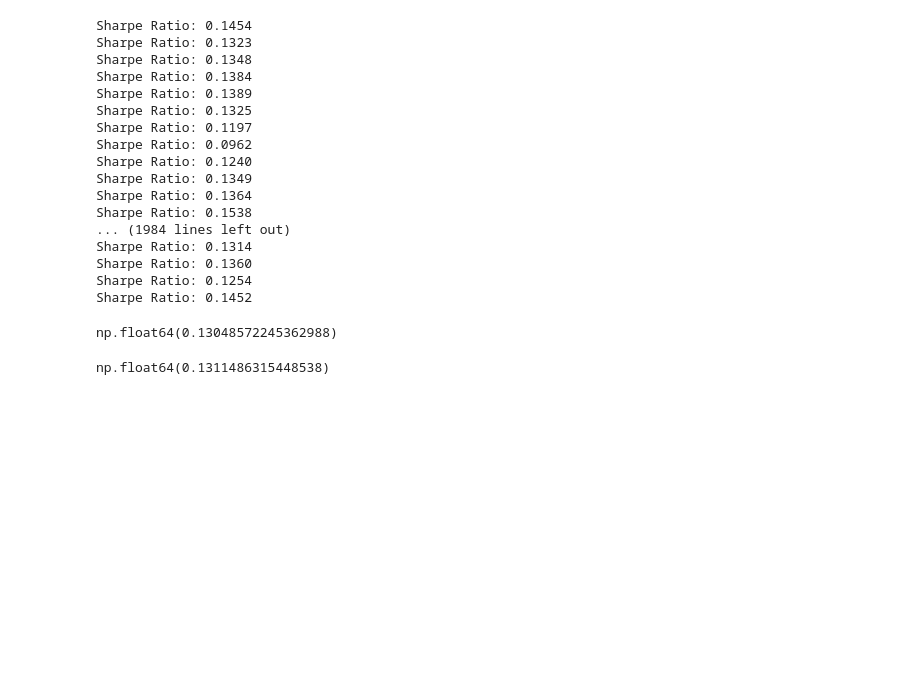
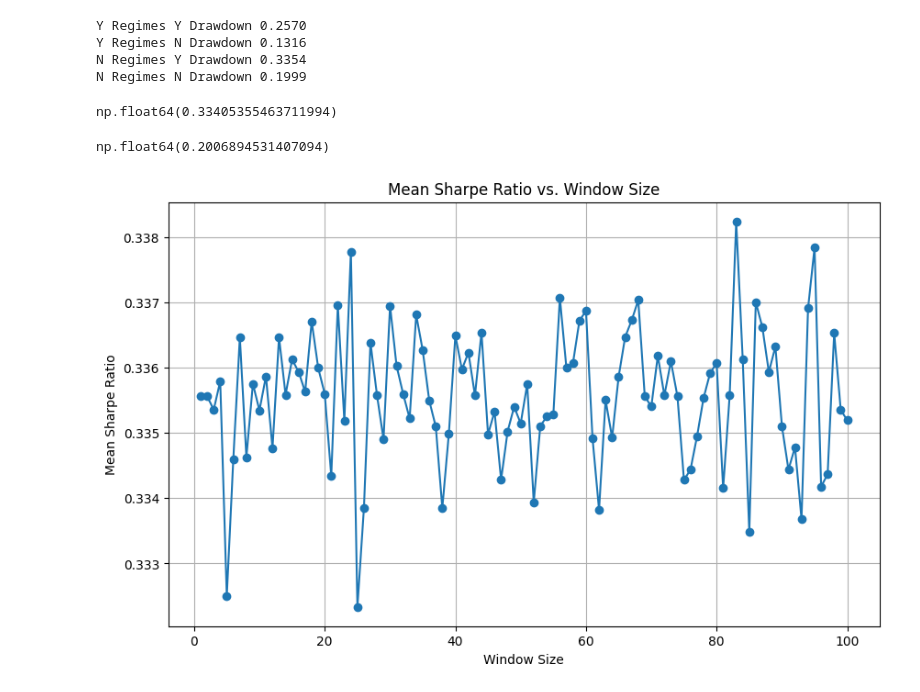
Before and after one commit to Jerematix/ASIM_Code, a Jupyter notebook: Data_Generation.ipynb, the cells around one changed output. Saved outputs shown, nothing was run; the diff lists cells and outputs as text; code cells hidden in the pictures; blank space fills up the shorter version.

Commit message:
Include Graphs

```diff
--- a/Data_Generation.ipynb
+++ b/Data_Generation.ipynb
@@ -168,9 +365,9 @@ class MetaLabelingModel:
         # Apply the threshold for final output
         return np.where(probabilities >= self.threshold, 1, 0)
 # %%
-def run_model(include_drawdowns: bool, regime: bool):
+def run_model(include_drawdowns: bool, regime: bool, window: int = 10):
     if regime:
-        data = generate_dual_ar3_series(n=10000)
+        data = generate_dual_ar3_series(n=10000, window=window)
     else:
         data = generate_single_ar3_series(n=10000)
 
@@ -204,3 +401,13 @@ def run_model(include_drawdowns: bool, regime: bool):
     print(f"Sharpe Ratio: {sharpe_ratio:.4f}")
 
     return sharpe_ratio
+# %%
+model_runs_including_drawdowns = []
+#model_runs_without_drawdowns = []
+
+for i in range(1,101):
+    window_i = []
+    for j in range(1,101):
+        window_i.append(run_model(True, False, i))
+        #model_runs_without_drawdowns.append(run_model(False, False))
+    model_runs_including_drawdowns.append(np.mean(window_i))
@@ -207,33 +443,33 @@ def run_model(include_drawdowns: bool, regime: bool):
 # %%
-model_runs_true = []
-model_runs_false = []
-
-for i in range(1,1001):
-    model_runs_true.append(run_model(True, True))
-    model_runs_false.append(run_model(False, True))
+print(f"Y Regimes Y Drawdown {np.mean(model_runs_including_drawdowns_including_regimes):.4f}")
+print(f"Y Regimes N Drawdown {np.mean(model_runs_without_drawdowns_including_regimes):.4f}")
+print(f"N Regimes Y Drawdown {np.mean(model_runs_including_drawdowns_no_regimes):.4f}")
+print(f"N Regimes N Drawdown {np.mean(model_runs_without_drawdowns_no_regimes):.4f}")
 # %% [output]
-Sharpe Ratio: 0.1454
-Sharpe Ratio: 0.1323
-Sharpe Ratio: 0.1348
-Sharpe Ratio: 0.1384
-Sharpe Ratio: 0.1389
-Sharpe Ratio: 0.1325
-Sharpe Ratio: 0.1197
-Sharpe Ratio: 0.0962
-Sharpe Ratio: 0.1240
-Sharpe Ratio: 0.1349
-Sharpe Ratio: 0.1364
-Sharpe Ratio: 0.1538
-... (1984 lines left out)
-Sharpe Ratio: 0.1314
-Sharpe Ratio: 0.1360
-Sharpe Ratio: 0.1254
-Sharpe Ratio: 0.1452
+Y Regimes Y Drawdown 0.2570
+Y Regimes N Drawdown 0.1316
+N Regimes Y Drawdown 0.3354
+N Regimes N Drawdown 0.1999
 # %%
-np.mean(model_runs_true)
+np.mean(model_runs_including_drawdowns)
 # %% [output]
-np.float64(0.13048572245362988)
+np.float64(0.33405355463711994)
 # %%
-np.mean(model_runs_false)
+#np.mean(model_runs_without_drawdowns)
 # %% [output]
-np.float64(0.1311486315448538)
+np.float64(0.2006894531407094)
+# %%
+import matplotlib.pyplot as plt
+import numpy as np
+
+window_sizes = range(1, 101)  # x-axis values
+
+plt.figure(figsize=(10, 6))
+plt.plot(window_sizes, model_runs_including_drawdowns, marker='o')
+plt.title("Mean Sharpe Ratio vs. Window Size")
+plt.xlabel("Window Size")
+plt.ylabel("Mean Sharpe Ratio")
+plt.grid(True)
+plt.show()
+# %% [output]
+[figure, added]
```
Also changed, not shown: parts of 6 cells of this notebook, 1 other file.
